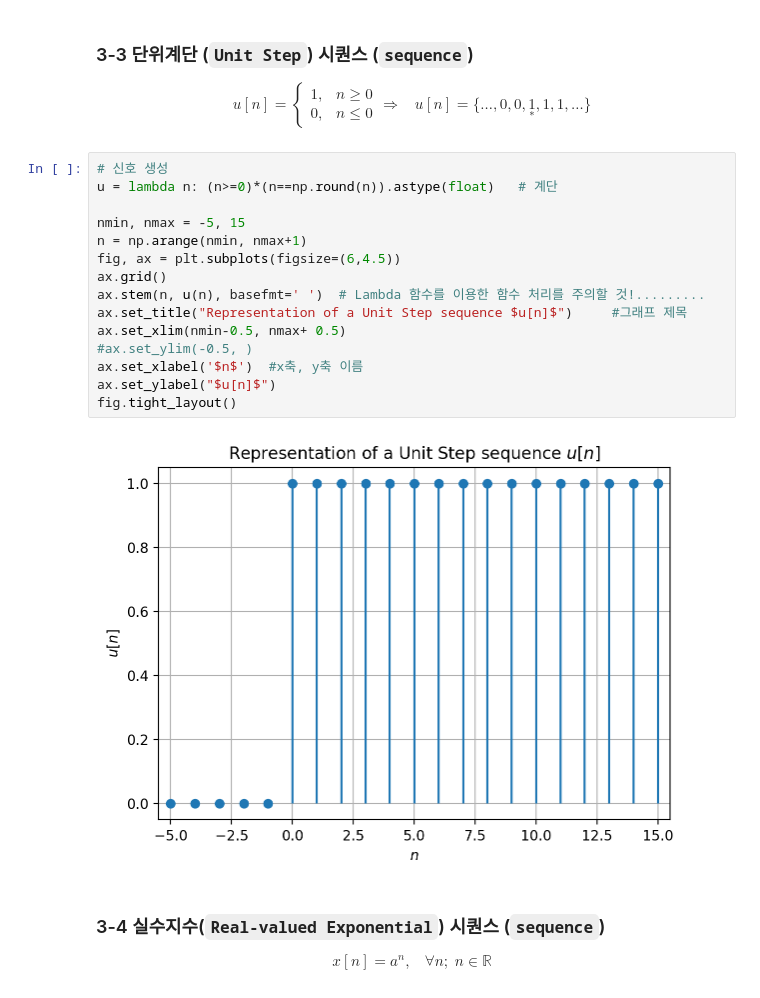
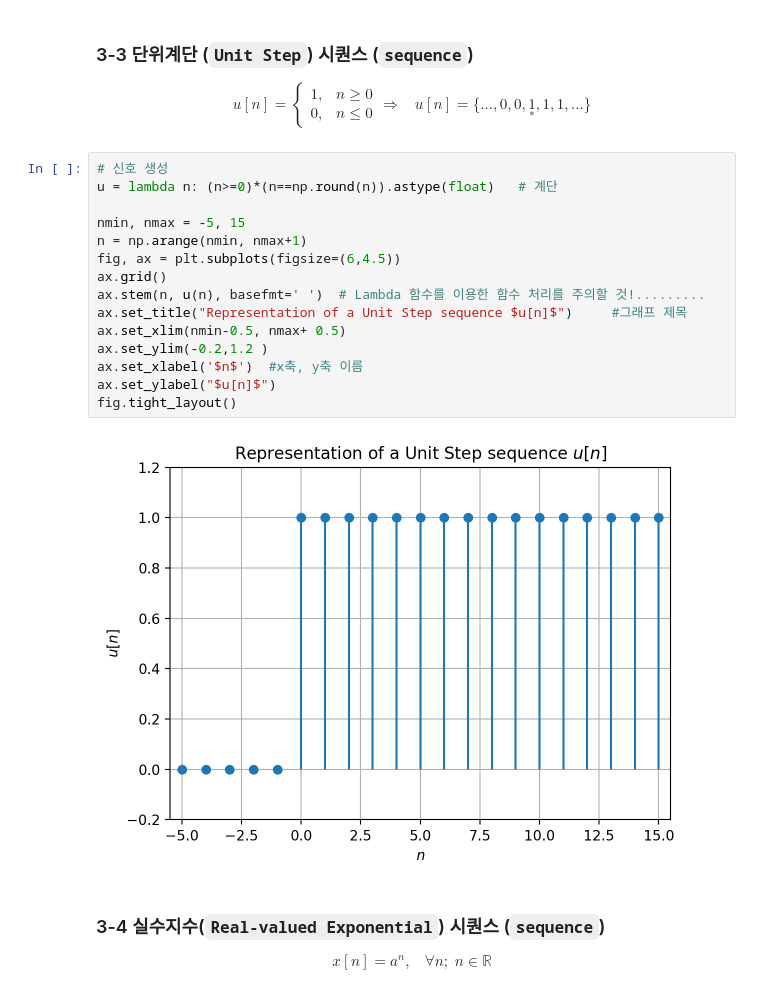
Before and after one commit to jwlee95/DSP_Class2025, a Jupyter notebook: Ch03_이산시간신호와_시스템2_1.ipynb, the cells around one changed output. Drawn from its saved outputs; the diff is of its cells as text.

```diff
--- a/Ch03_이산시간신호와_시스템2_1.ipynb
+++ b/Ch03_이산시간신호와_시스템2_1.ipynb
@@ -102,20 +109,20 @@ $$
 # %%
 # 신호 생성
 u = lambda n: (n>=0)*(n==np.round(n)).astype(float)   # 계단
 
 nmin, nmax = -5, 15
 n = np.arange(nmin, nmax+1)
 fig, ax = plt.subplots(figsize=(6,4.5))
 ax.grid()
 ax.stem(n, u(n), basefmt=' ')  # Lambda 함수를 이용한 함수 처리를 주의할 것!.........
 ax.set_title("Representation of a Unit Step sequence $u[n]$")     #그래프 제목
 ax.set_xlim(nmin-0.5, nmax+ 0.5)
-#ax.set_ylim(-0.5, )
+ax.set_ylim(-0.2,1.2 )
 ax.set_xlabel('$n$')  #x축, y축 이름
 ax.set_ylabel("$u[n]$")
 fig.tight_layout()
 # %% [output]
-[figure, old version]
+[figure, new version]
 # %% [markdown]
 ### 3-4 실수지수(`Real-valued Exponential`) 시퀀스 (`sequence`)
 
```
Also changed, not shown: parts of 5 cells of this notebook.
